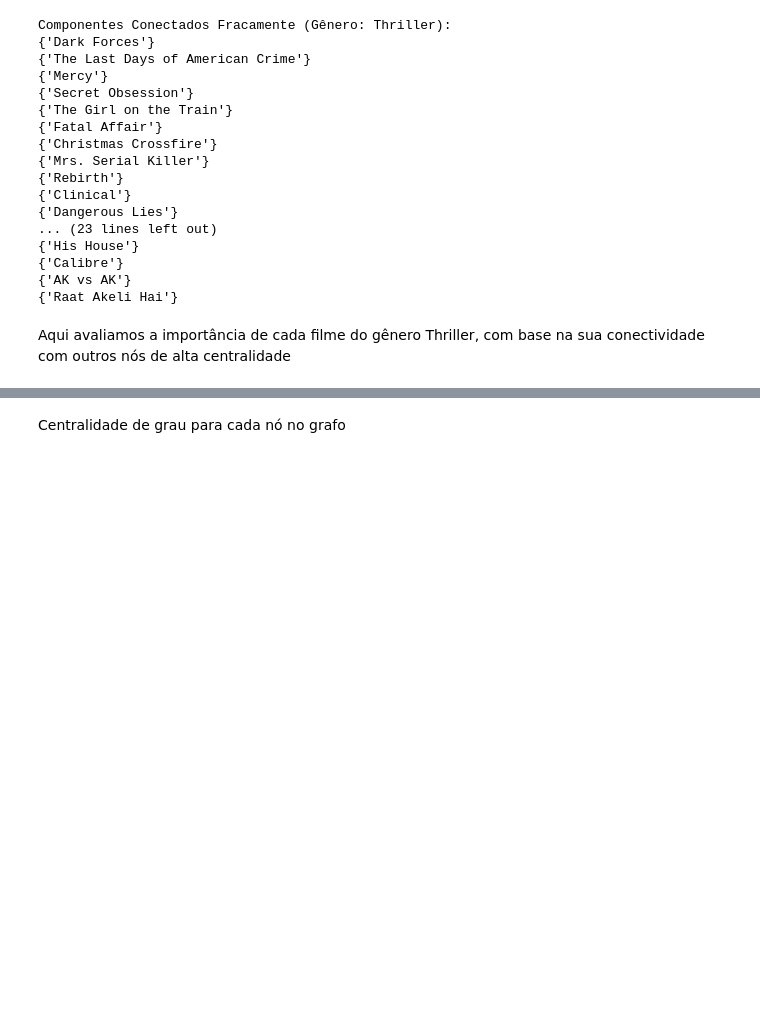
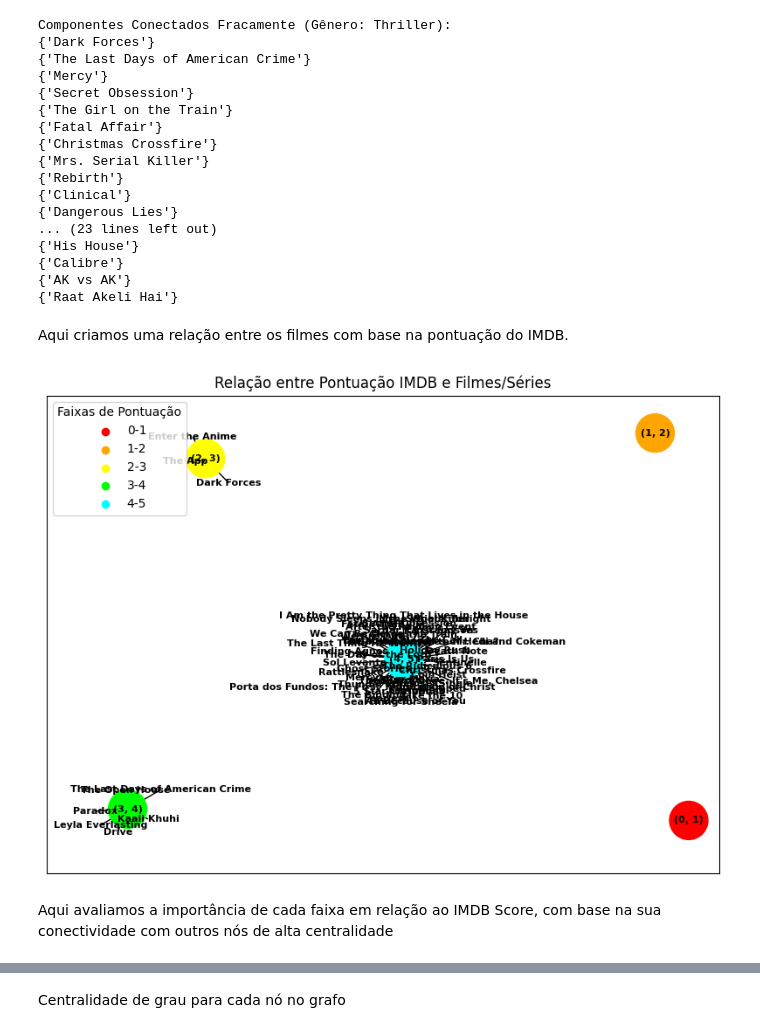
Before and after one commit to nataly-enne/network_analysis, a Jupyter notebook: u3_project/pyvis_analysis/pyvis_analysis.ipynb, the cells around one changed output, grey strips where cells are left out. Saved outputs shown, nothing was run; the diff lists cells and outputs as text; code cells hidden in the pictures; blank space fills up the shorter version.

Commit message:
adjusting pyvis and adding more graph visualization

```diff
--- a/u3_project/pyvis_analysis/pyvis_analysis.ipynb
+++ b/u3_project/pyvis_analysis/pyvis_analysis.ipynb
@@ -188,6 +224,47 @@ Componentes Conectados Fracamente (Gênero: Thriller):
 {'Calibre'}
 {'AK vs AK'}
 {'Raat Akeli Hai'}
+# %% [markdown]
+Aqui criamos uma relação entre os filmes com base na pontuação do IMDB.
+# %%
+G = nx.Graph()
+
+# faixas de pontuação
+faixas = [(0, 1), (1, 2), (2, 3), (3, 4), (4, 5)]
+
+# percorre o dataset e adiciona os nós das faixas de pontuação ao grafo
+for faixa in faixas:
+    G.add_node(faixa)
+
+# percorre o dataset e adiciona as arestas entre os filmes/séries da mesma faixa de pontuação
+for i in range(len(df)):
+    pontuacao = df.loc[i, 'IMDB Score']
+    for faixa in faixas:
+        if faixa[0] <= pontuacao < faixa[1]:
+            G.add_edge(faixa, df.loc[i, 'Title'])
+            break
+
+
+pos = nx.spring_layout(G)
+
+
+node_colors = ['#FF0000', '#FFA500', '#FFFF00', '#00FF00', '#00FFFF']
+
+# plot do grafo
+plt.figure(figsize=(8, 6))
+nx.draw_networkx_nodes(G, pos, nodelist=faixas, node_color=node_colors, node_size=1000)
+nx.draw_networkx_edges(G, pos)
+nx.draw_networkx_labels(G, pos, font_size=8, font_weight='bold')
+
+for i, faixa in enumerate(faixas):
+    plt.scatter([], [], c=node_colors[i], label=f'{faixa[0]}-{faixa[1]}')
+plt.legend(title='Faixas de Pontuação')
+
+plt.title('Relação entre Pontuação IMDB e Filmes/Séries')
+plt.tight_layout()
+plt.show()
+# %% [output]
+[figure, added]
 # %% [markdown]
-Aqui avaliamos a importância de cada filme do gênero Thriller, com base na sua conectividade com outros nós de alta centralidade
+Aqui avaliamos a importância de cada faixa em relação ao IMDB Score, com base na sua conectividade com outros nós de alta centralidade
 # %%
```
Also changed, not shown: parts of 26 cells of this notebook.
